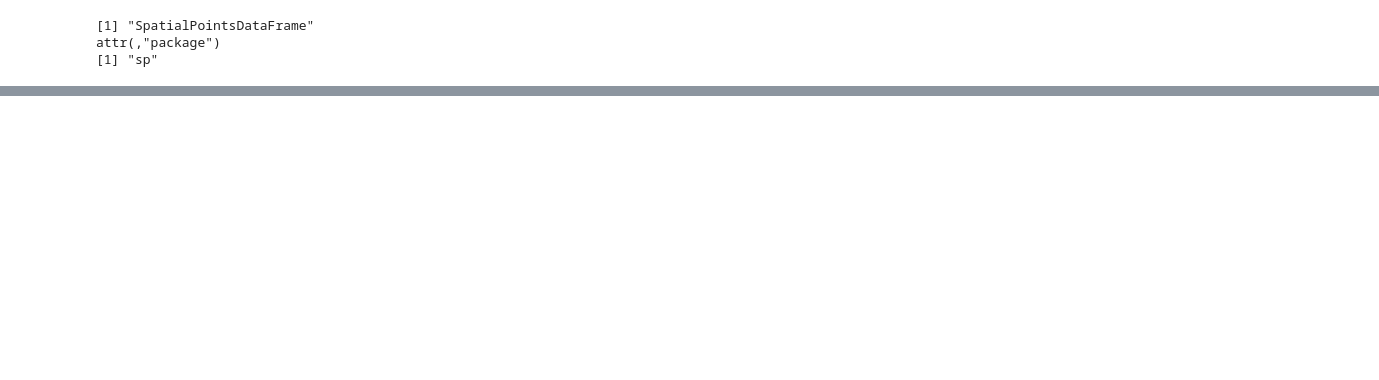
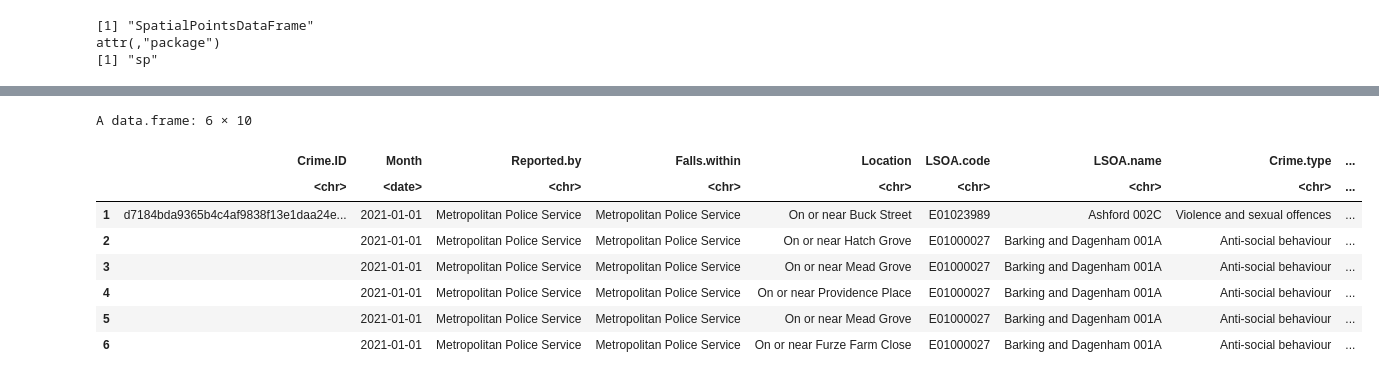
Before and after one commit to cmmarellano/RandomScripts, a Jupyter notebook: A8_draft_final.ipynb, the cells around one changed output, grey strips where cells are left out. Drawn from its saved outputs; the diff is of its cells as text; code cells hidden in the pictures; blank space fills up the shorter version.

```diff
--- a/A8_draft_final.ipynb
+++ b/A8_draft_final.ipynb
@@ -191,0 +203,9 @@ GreaterLondon <- shapefile("data/Londondistricts_UTM30.shp")
+# %%
+projection(df2021)=projection(border)
+
+overlay <- over(df2021,GreaterLondon)
+
+df2021$over <- overlay$OBJECTID_1
+
+#new filtered df2021
+# data.London <- df2021[!is.na(df2021$over),]
@@ -191,0 +238,12 @@ GreaterLondon <- shapefile("data/Londondistricts_UTM30.shp")
+# %%
+head(df2021)
+# %% [output]
+A data.frame: 6 × 10
+|  | Crime.ID | Month | Reported.by | Falls.within | Location | LSOA.code | LSOA.name | Crime.type | ... |
+|  | <chr> | <date> | <chr> | <chr> | <chr> | <chr> | <chr> | <chr> | ... |
+| 1 | d7184bda9365b4c4af9838f13e1daa24e... | 2021-01-01 | Metropolitan Police Service | Metropolitan Police Service | On or near Buck Street | E01023989 | Ashford 002C | Violence and sexual offences | ... |
+| 2 |  | 2021-01-01 | Metropolitan Police Service | Metropolitan Police Service | On or near Hatch Grove | E01000027 | Barking and Dagenham 001A | Anti-social behaviour | ... |
+| 3 |  | 2021-01-01 | Metropolitan Police Service | Metropolitan Police Service | On or near Mead Grove | E01000027 | Barking and Dagenham 001A | Anti-social behaviour | ... |
+| 4 |  | 2021-01-01 | Metropolitan Police Service | Metropolitan Police Service | On or near Providence Place | E01000027 | Barking and Dagenham 001A | Anti-social behaviour | ... |
+| 5 |  | 2021-01-01 | Metropolitan Police Service | Metropolitan Police Service | On or near Mead Grove | E01000027 | Barking and Dagenham 001A | Anti-social behaviour | ... |
+| 6 |  | 2021-01-01 | Metropolitan Police Service | Metropolitan Police Service | On or near Furze Farm Close | E01000027 | Barking and Dagenham 001A | Anti-social behaviour | ... |
```
Also changed, not shown: parts of 9 cells of this notebook, 8 other files.
